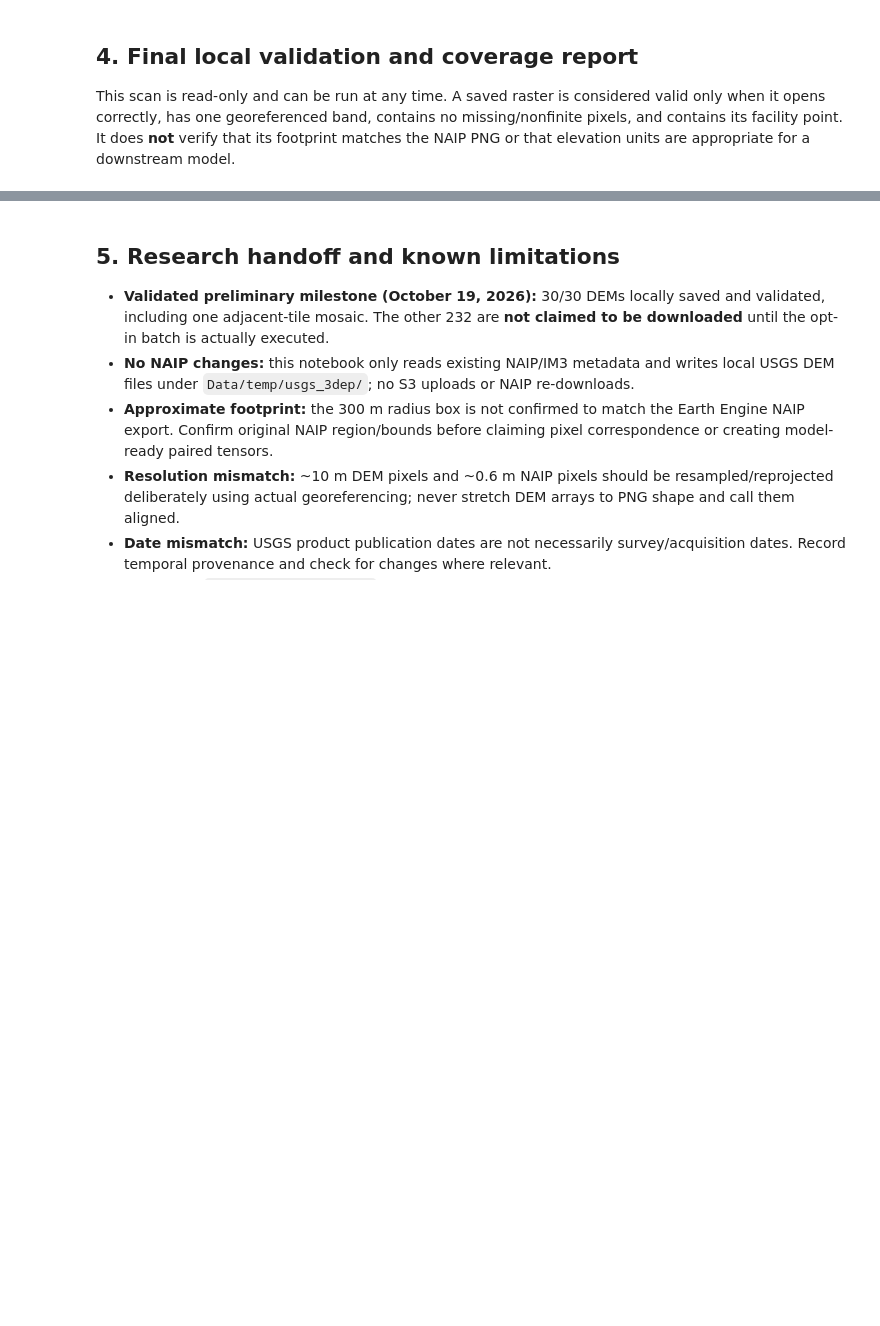
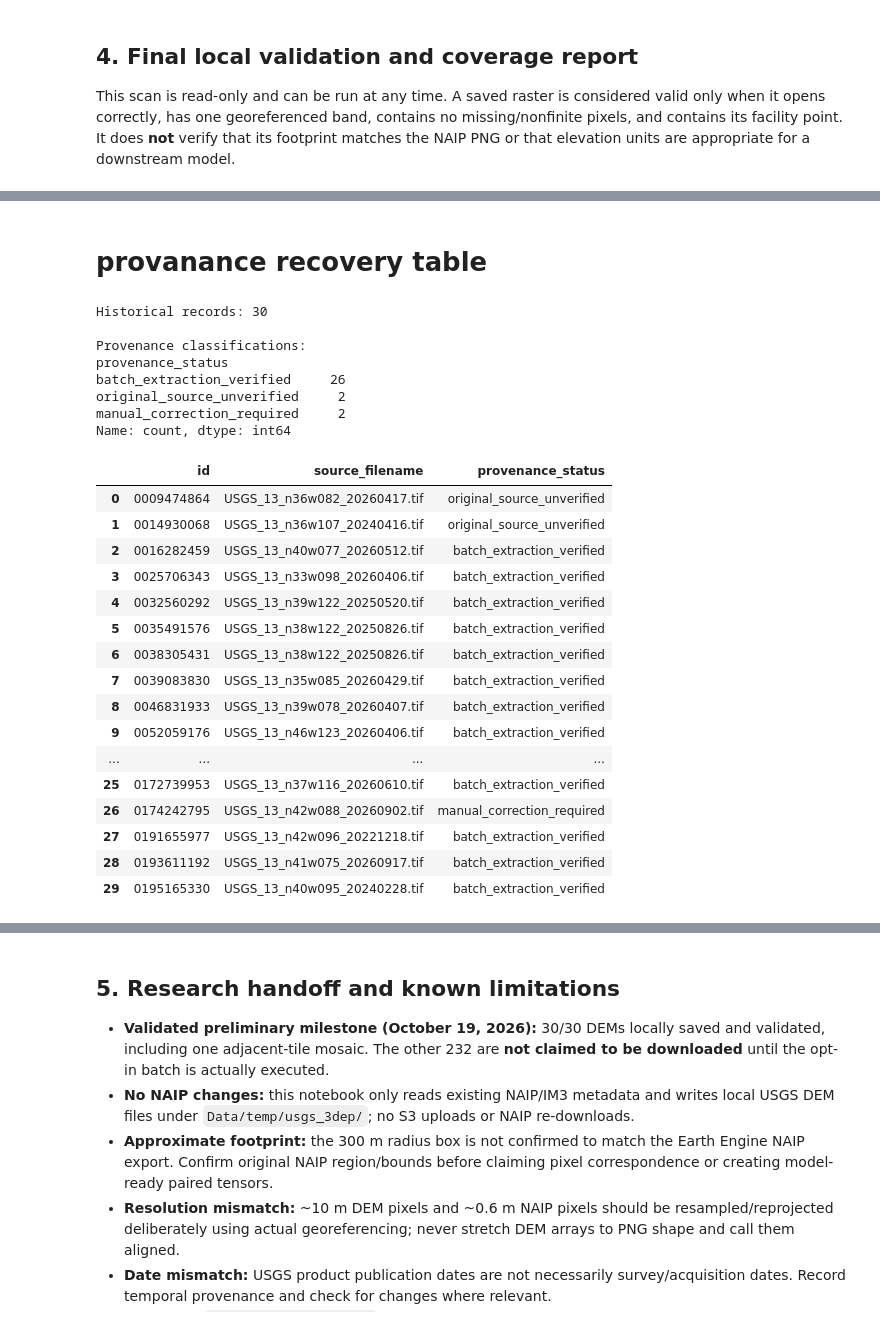
Before and after one commit to acm-research-f26/ATLAS, a Jupyter notebook: USGS_300_pull_completed.ipynb, the cells around one changed output, grey strips where cells are left out. Saved outputs shown, nothing was run; the diff lists cells and outputs as text; code cells hidden in the pictures; blank space fills up the shorter version.

```diff
--- a/USGS_300_pull_completed.ipynb
+++ b/USGS_300_pull_completed.ipynb
@@ -2624,0 +3152,75 @@ display(local_validation_report.head(35))
+# %% [markdown]
+# provanance recovery table
+# %%
+import pandas as pd
+from pathlib import Path
+
+historical_selections = pd.concat(
+    [selected_dems, next_selected_dems],
+    ignore_index=True
+).copy()
+
+historical_selections["id"] = (
+    historical_selections["id"].astype(str).str.zfill(10)
+)
+
+historical_selections["source_filename"] = (
+    historical_selections["dem_url"]
+    .apply(lambda url: Path(url).name if pd.notna(url) else None)
+)
+
+historical_selections["provenance_status"] = "batch_extraction_verified"
+
+# These existed before the batch and their actual source is not established.
+historical_selections.loc[
+    historical_selections["id"].isin([
+        "0009474864",
+        "0014930068"
+    ]),
+    "provenance_status"
+] = "original_source_unverified"
+
+# These were corrected after the initial batch failed.
+historical_selections.loc[
+    historical_selections["id"].isin([
+        "0169170979",
+        "0174242795"
+    ]),
+    "provenance_status"
+] = "manual_correction_required"
+
+print("Historical records:", len(historical_selections))
+print("\nProvenance classifications:")
+print(historical_selections["provenance_status"].value_counts())
+
+display(
+    historical_selections[
+        ["id", "source_filename", "provenance_status"]
+    ]
+)
+# %% [output]
+Historical records: 30
+
+Provenance classifications:
+provenance_status
+batch_extraction_verified     26
+original_source_unverified     2
+manual_correction_required     2
+Name: count, dtype: int64
+|  | id | source_filename | provenance_status |
+| 0 | 0009474864 | USGS_13_n36w082_20260417.tif | original_source_unverified |
+| 1 | 0014930068 | USGS_13_n36w107_20240416.tif | original_source_unverified |
+| 2 | 0016282459 | USGS_13_n40w077_20260512.tif | batch_extraction_verified |
+| 3 | 0025706343 | USGS_13_n33w098_20260406.tif | batch_extraction_verified |
+| 4 | 0032560292 | USGS_13_n39w122_20250520.tif | batch_extraction_verified |
+| 5 | 0035491576 | USGS_13_n38w122_20250826.tif | batch_extraction_verified |
+| 6 | 0038305431 | USGS_13_n38w122_20250826.tif | batch_extraction_verified |
+| 7 | 0039083830 | USGS_13_n35w085_20260429.tif | batch_extraction_verified |
+| 8 | 0046831933 | USGS_13_n39w078_20260407.tif | batch_extraction_verified |
+| 9 | 0052059176 | USGS_13_n46w123_20260406.tif | batch_extraction_verified |
+| ... | ... | ... | ... |
+| 25 | 0172739953 | USGS_13_n37w116_20260610.tif | batch_extraction_verified |
+| 26 | 0174242795 | USGS_13_n42w088_20260902.tif | manual_correction_required |
+| 27 | 0191655977 | USGS_13_n42w096_20221218.tif | batch_extraction_verified |
+| 28 | 0193611192 | USGS_13_n41w075_20260917.tif | batch_extraction_verified |
+| 29 | 0195165330 | USGS_13_n40w095_20240228.tif | batch_extraction_verified |
```
Also changed, not shown: parts of 60 cells of this notebook, 3 other files.
